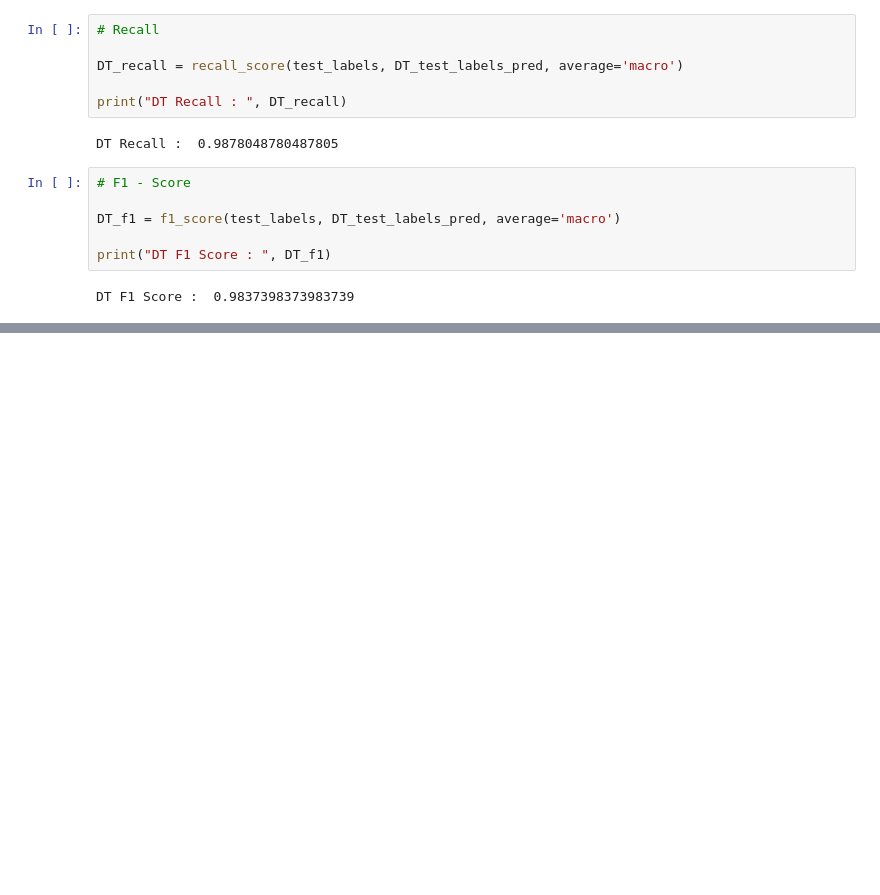
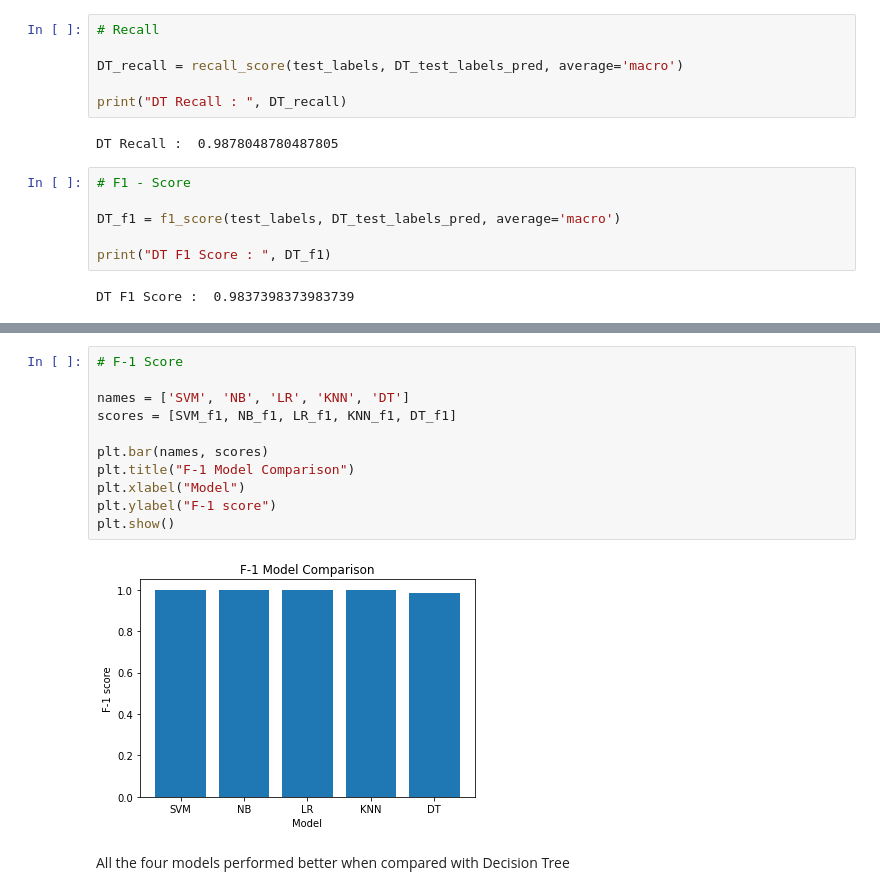
Before and after one commit to imsatyasaiteja/Disease_Prediction_ML, a Jupyter notebook: Disease_Prediction_Using_ML.ipynb, the cells around one changed output, grey strips where cells are left out. Cells and saved outputs as stored; diff of their text form; blank space fills up the shorter version.

```diff
--- a/Disease_Prediction_Using_ML.ipynb
+++ b/Disease_Prediction_Using_ML.ipynb
@@ -399,0 +442,15 @@ DT F1 Score :  0.9837398373983739
+# %%
+# F-1 Score
+
+names = ['SVM', 'NB', 'LR', 'KNN', 'DT']
+scores = [SVM_f1, NB_f1, LR_f1, KNN_f1, DT_f1]
+
+plt.bar(names, scores)
+plt.title("F-1 Model Comparison")
+plt.xlabel("Model")
+plt.ylabel("F-1 score")
+plt.show()
+# %% [output]
+[figure, added]
+# %% [markdown]
+All the four models performed better when compared with Decision Tree
```
Also changed, not shown: parts of 6 cells of this notebook.
